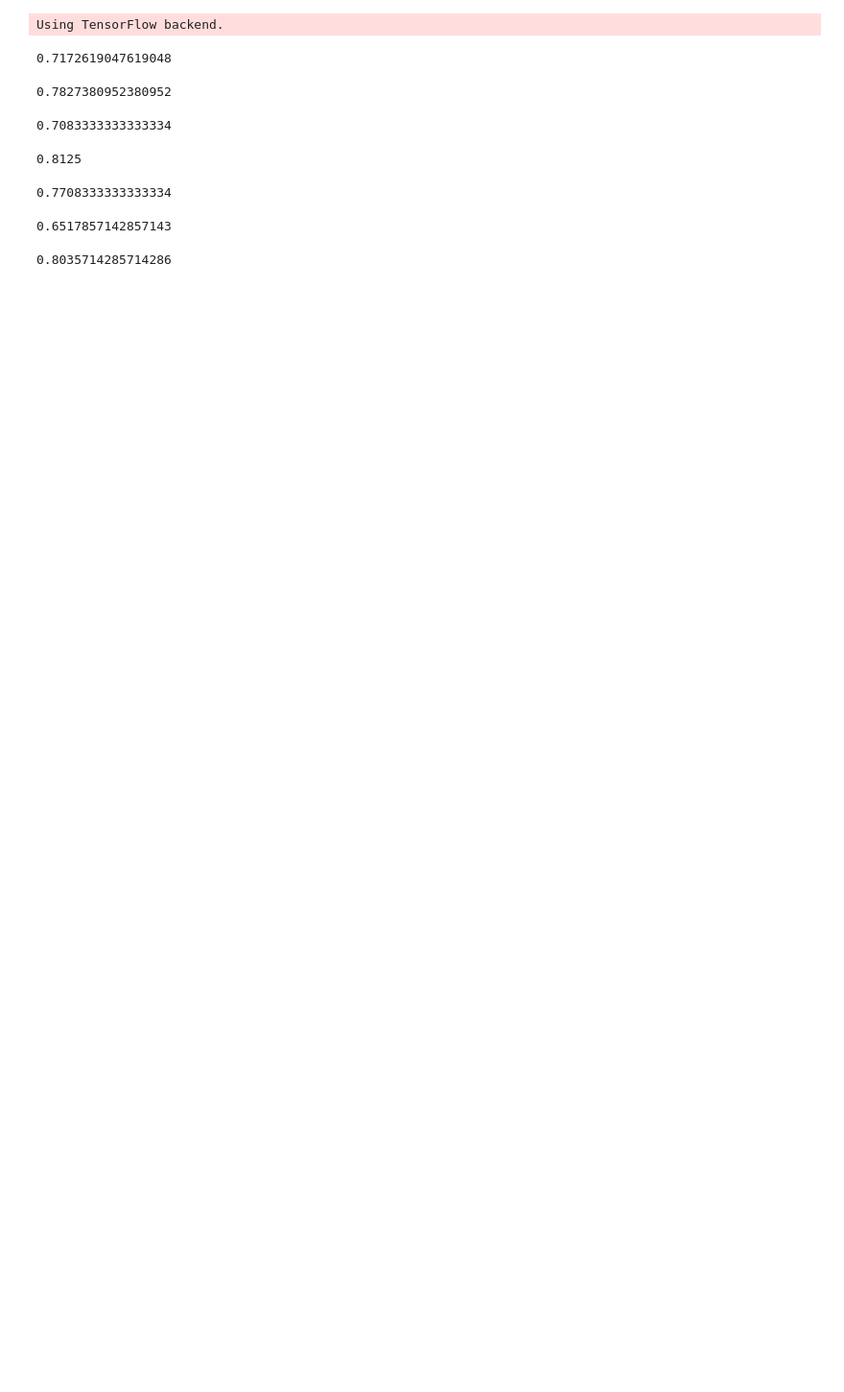
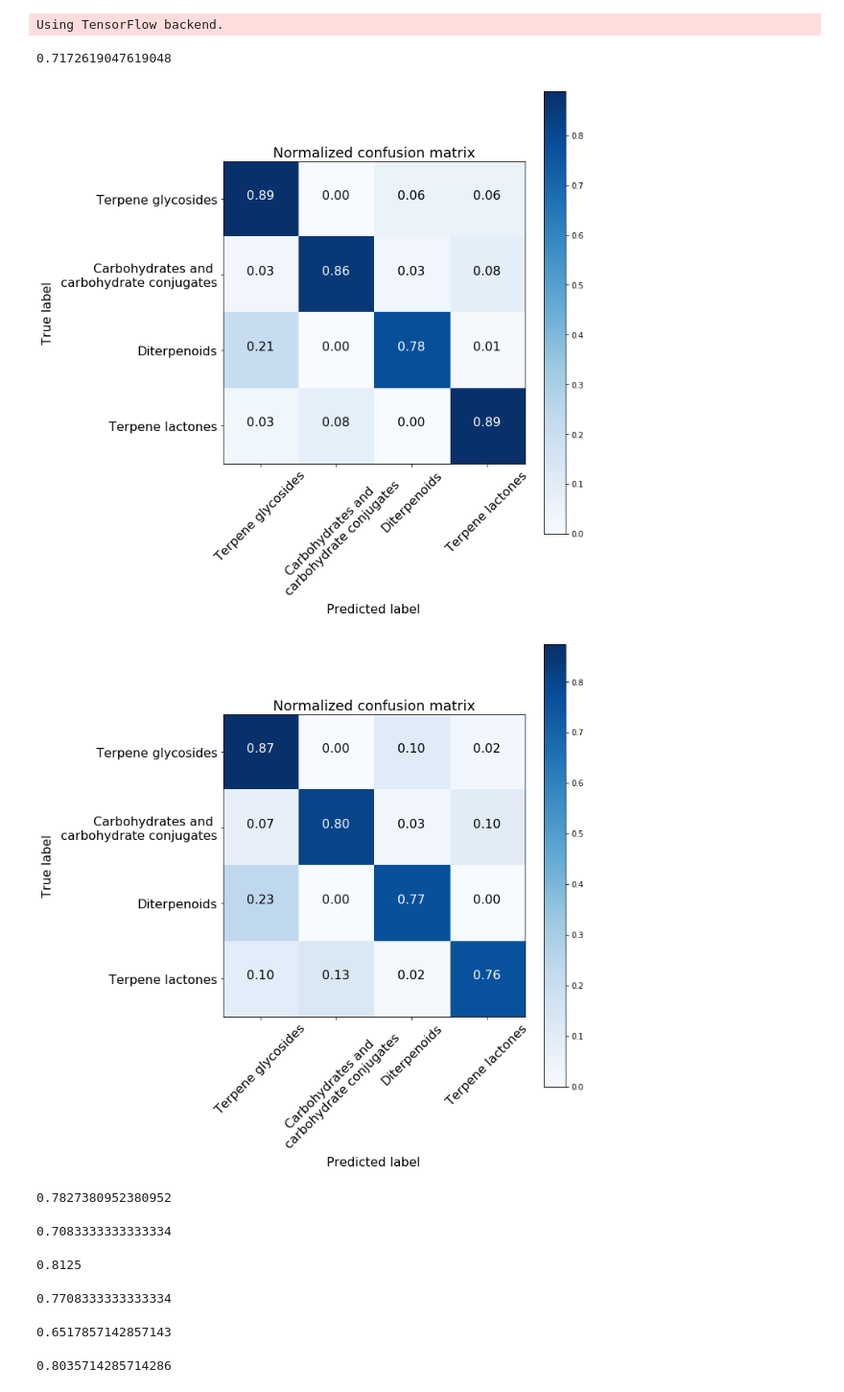
Before and after one commit to WSY496/ms2class, a Jupyter notebook: ipynb/7_Voting.ipynb, the cells around one changed output. Shown: that part at 96% size. Saved outputs shown, nothing was run; the diff lists cells and outputs as text; code cells hidden in the pictures; blank space fills up the shorter version.

Commit message:
add new result

```diff
--- a/ipynb/7_Voting.ipynb
+++ b/ipynb/7_Voting.ipynb
@@ -71,3 +104,21 @@ d['LightGBM'] = [round(lgb_model.score(X_test, y_test)*100, 2)]
+# %%
+# set name list
+for i in [np.argmax((lgb_result) , axis=1),np.argmax((xgb_result) , axis=1)]:
+    class_names = list(df.Subclass.value_counts().index)
+    class_names[1] = 'Carbohydrates and \n carbohydrate conjugates'
+
+    # Compute confusion matrix
+    cnf_matrix = confusion_matrix(y_test, i)
+    np.set_printoptions(precision=2)
+
+    # Plot normalized confusion matrix
+    plt.figure(figsize=(10, 10))
+    plot_confusion_matrix(cnf_matrix, classes=class_names, normalize=True, title='Normalized confusion matrix')
+
+    plt.show()
+# %% [output]
+[figure, added]
+[figure, added]
 # %%
 keras_model  = load_model('../model/Keras_HCD35_pos.h5')
 keras_result = keras_model.predict(X_test)
```
Also changed, not shown: parts of 7 cells of this notebook, 11 other files.
